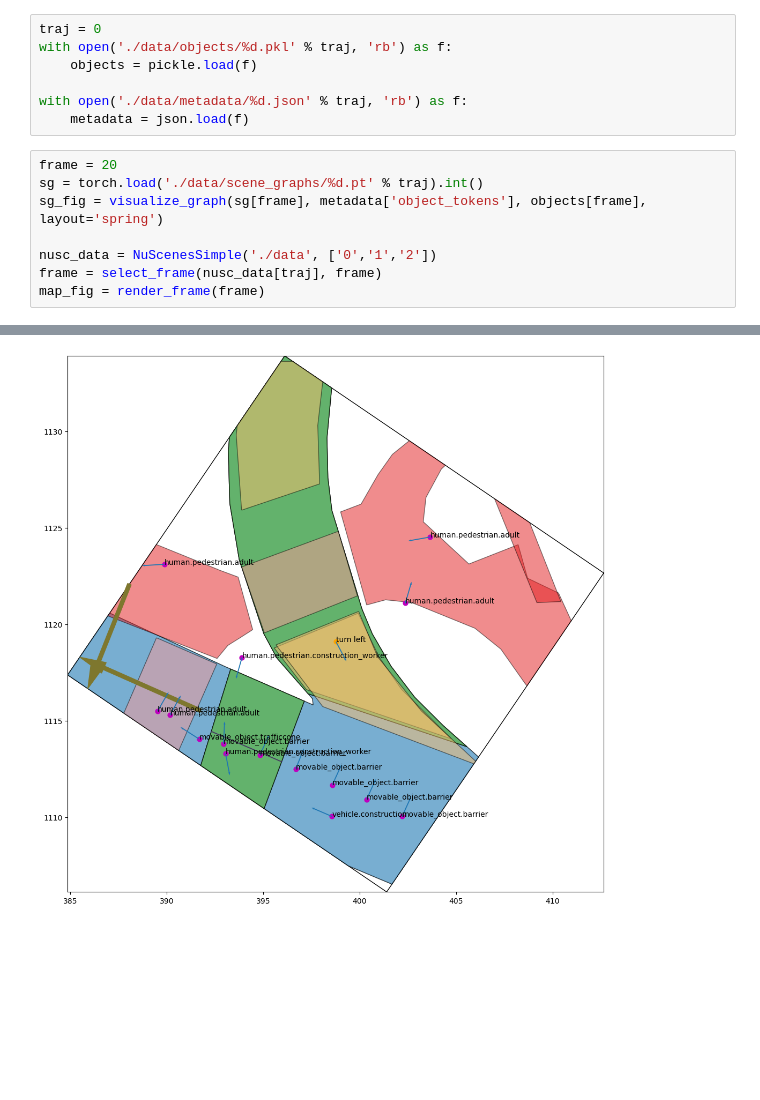
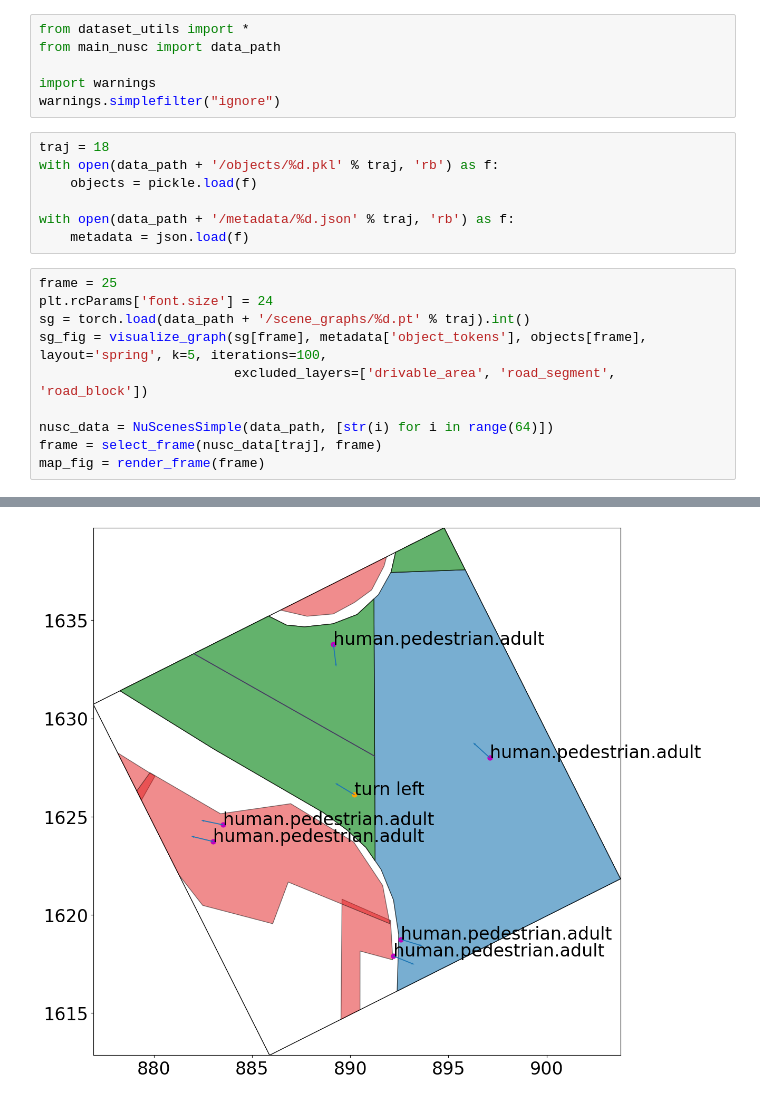
Before and after one commit to muyangyan/nuscenes_action_segmentation, a Jupyter notebook: sg_test.ipynb, the cells around one changed output, grey strips where cells are left out. Drawn from its saved outputs; the diff is of its cells as text; blank space fills up the shorter version.

```diff
--- a/sg_test.ipynb
+++ b/sg_test.ipynb
@@ -91,16 +1,24 @@ visualize_graph(adj_matrix)
+# %%
+from dataset_utils import *
+from main_nusc import data_path
+
+import warnings
+warnings.simplefilter("ignore")
 # %%
-traj = 0
-with open('./data/objects/%d.pkl' % traj, 'rb') as f:
+traj = 18
+with open(data_path + '/objects/%d.pkl' % traj, 'rb') as f:
     objects = pickle.load(f)
 
-with open('./data/metadata/%d.json' % traj, 'rb') as f:
+with open(data_path + '/metadata/%d.json' % traj, 'rb') as f:
     metadata = json.load(f)
 # %%
-frame = 20
-sg = torch.load('./data/scene_graphs/%d.pt' % traj).int()
-sg_fig = visualize_graph(sg[frame], metadata['object_tokens'], objects[frame], layout='spring')
+frame = 25
+plt.rcParams['font.size'] = 24
+sg = torch.load(data_path + '/scene_graphs/%d.pt' % traj).int()
+sg_fig = visualize_graph(sg[frame], metadata['object_tokens'], objects[frame], layout='spring', k=5, iterations=100,
+                         excluded_layers=['drivable_area', 'road_segment', 'road_block'])
 
-nusc_data = NuScenesSimple('./data', ['0','1','2'])
+nusc_data = NuScenesSimple(data_path, [str(i) for i in range(64)])
 frame = select_frame(nusc_data[traj], frame)
 map_fig = render_frame(frame)
 # %% [output]
@@ -108 +26 @@ map_fig = render_frame(frame)
-[figure, old version]
+[figure, new version]
```
Also changed, not shown: parts of 4 cells of this notebook, 6 other files.
